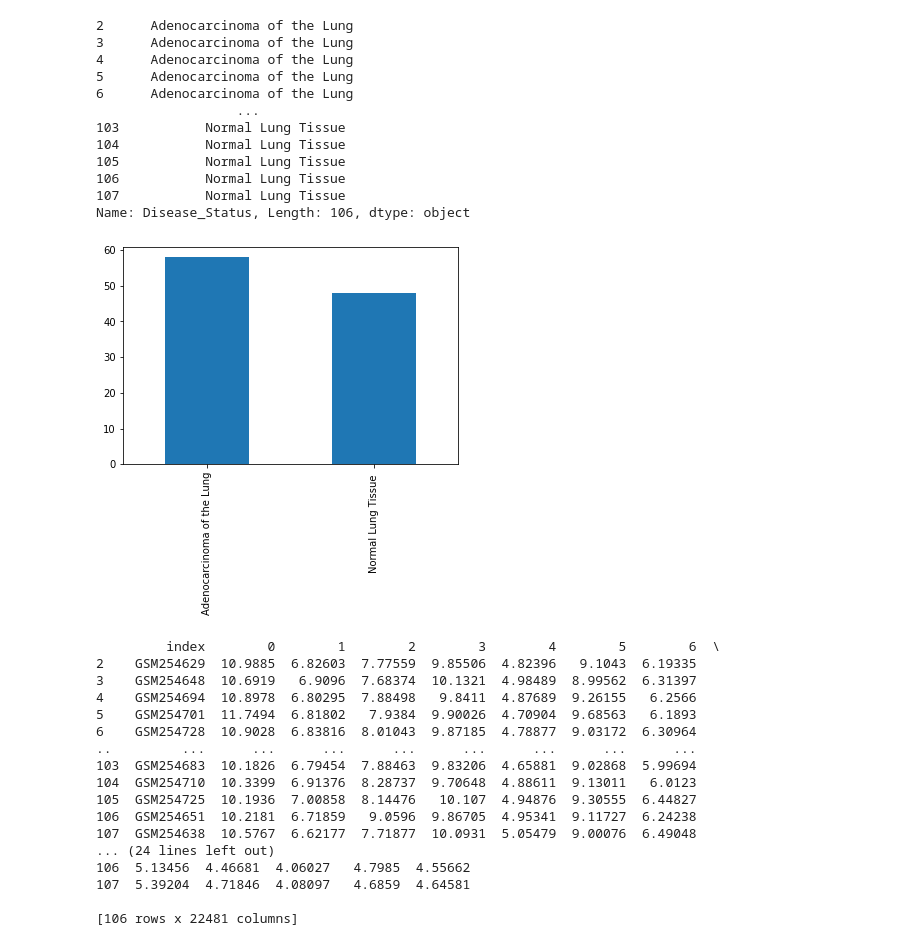
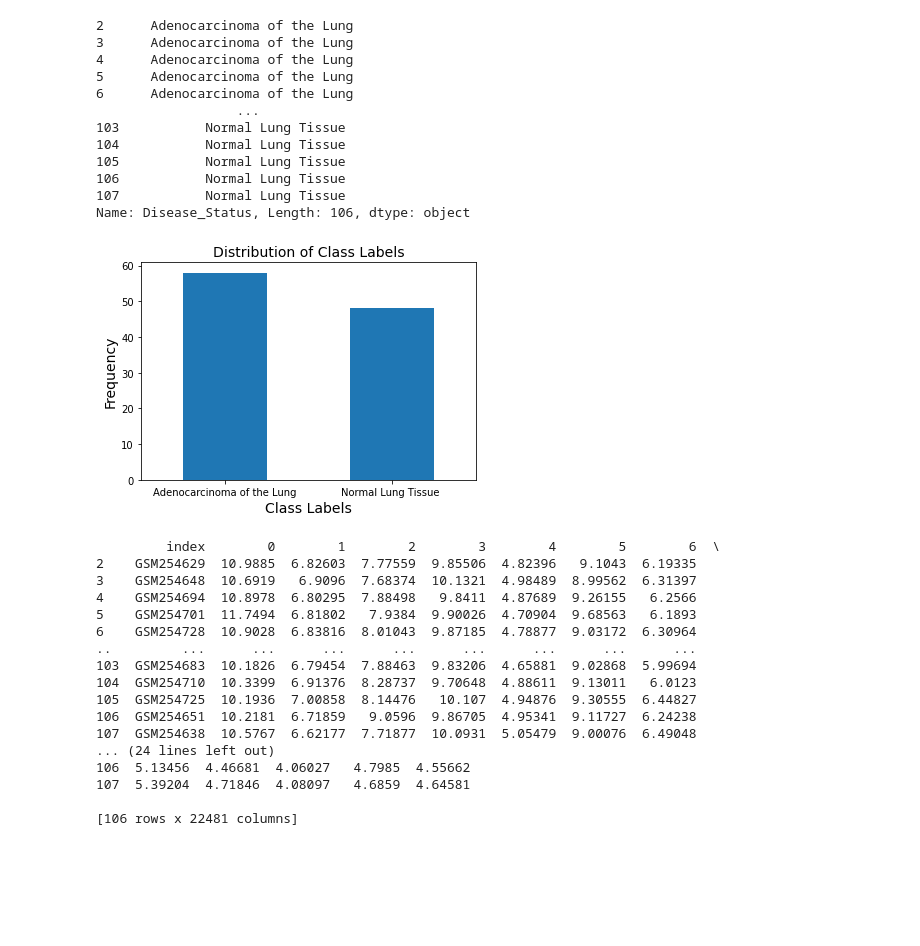
Before and after one commit to Armetheus/Neural-Networks, a Jupyter notebook: ANN_Python.ipynb, the cells around one changed output. Cells and saved outputs as stored; diff of their text form; code cells hidden in the pictures; blank space fills up the shorter version.

Commit message:
Added axis title to the bar graph

```diff
--- a/ANN_Python.ipynb
+++ b/ANN_Python.ipynb
@@ -406,11 +360,20 @@ print(class_labels)
 106           Normal Lung Tissue
 107           Normal Lung Tissue
 Name: Disease_Status, Length: 106, dtype: object
-# %%
-class_labels.value_counts().plot(kind='bar')
-plt.show()
-# %% [output]
-[figure, removed]
+# %%
+
+# Plotting
+ax = class_labels.value_counts().plot(kind='bar', rot=0)
+
+# Adding axis titles
+ax.set_xlabel('Class Labels', fontsize = 14)
+ax.set_ylabel('Frequency', fontsize = 14)
+ax.set_title('Distribution of Class Labels', fontsize = 14)
+
+# Display the plot
+plt.show()
+# %% [output]
+[figure, added]
 # %%
 print(features)
 # %% [output]
```
Also changed, not shown: parts of 2 cells of this notebook.
